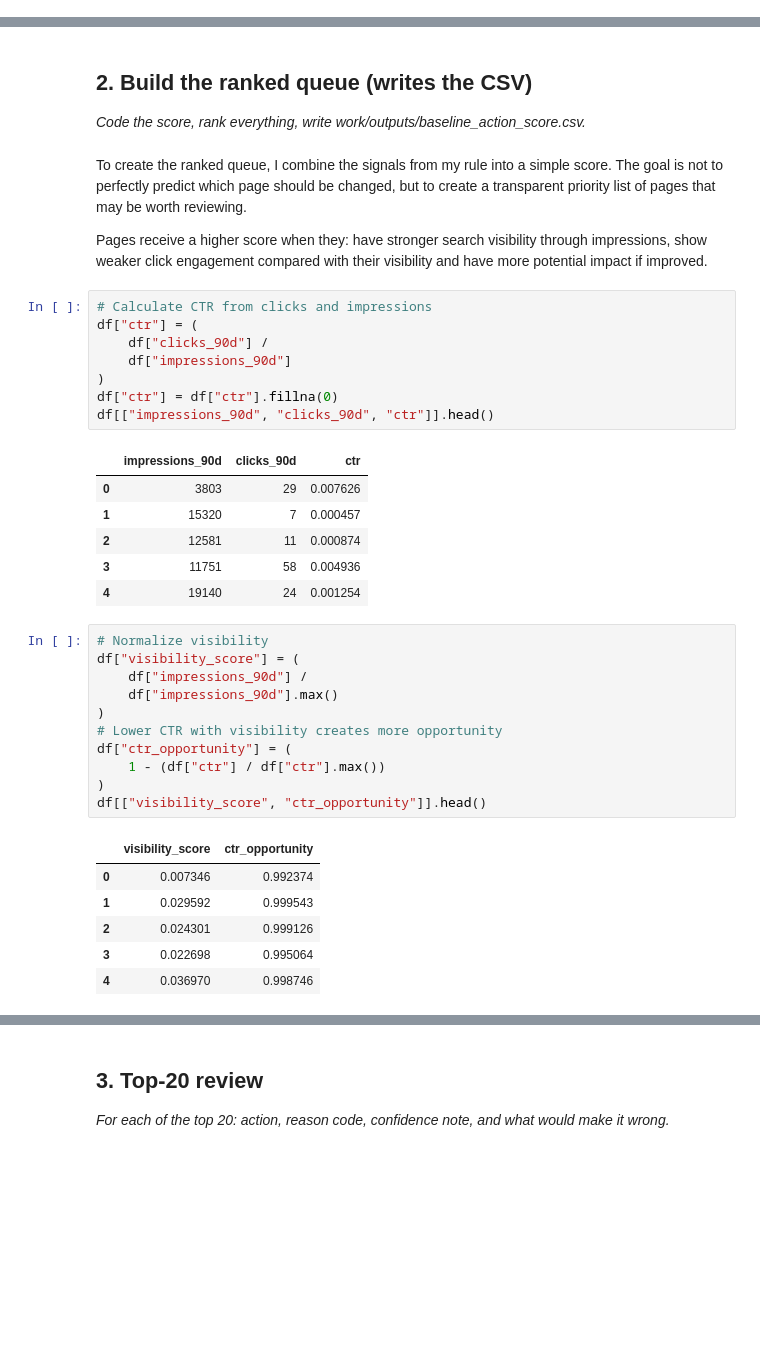
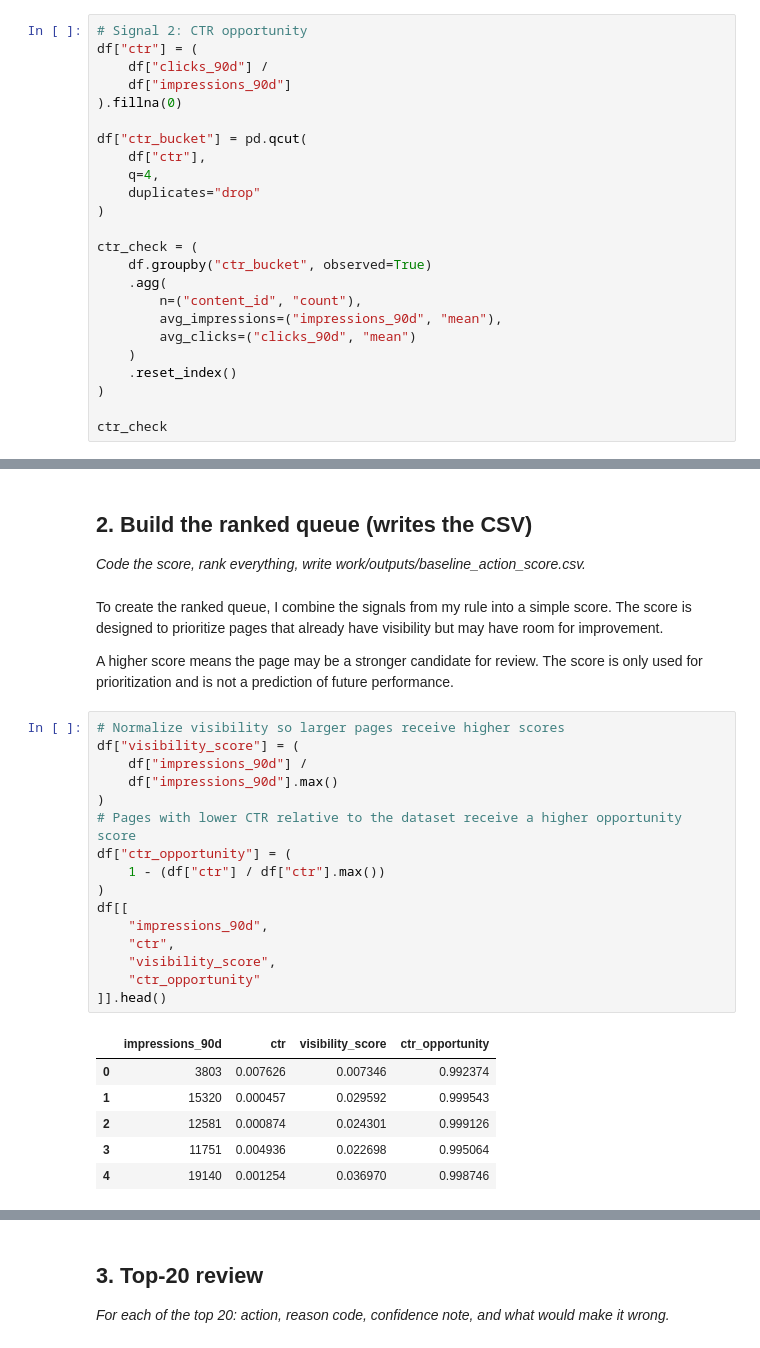
Before and after one commit to DataFriend101/Machine_Learning, a Jupyter notebook: work/notebooks/w04_baseline_score.ipynb, the cells around one changed output, grey strips where cells are left out. Cells and saved outputs as stored; diff of their text form; blank space fills up the shorter version.

```diff
--- a/work/notebooks/w04_baseline_score.ipynb
+++ b/work/notebooks/w04_baseline_score.ipynb
@@ -31,0 +53,24 @@ FileNotFoundError: Can't find /data/raw/content_refresh_anonymized.csv. Check yo
+# %%
+# Signal 2: CTR opportunity
+df["ctr"] = (
+    df["clicks_90d"] /
+    df["impressions_90d"]
+).fillna(0)
+
+df["ctr_bucket"] = pd.qcut(
+    df["ctr"],
+    q=4,
+    duplicates="drop"
+)
+
+ctr_check = (
+    df.groupby("ctr_bucket", observed=True)
+    .agg(
+        n=("content_id", "count"),
+        avg_impressions=("impressions_90d", "mean"),
+        avg_clicks=("clicks_90d", "mean")
+    )
+    .reset_index()
+)
+
+ctr_check
@@ -33,42 +87,30 @@ FileNotFoundError: Can't find /data/raw/content_refresh_anonymized.csv. Check yo
 ## 2. Build the ranked queue (writes the CSV)
 
 *Code the score, rank everything, write work/outputs/baseline_action_score.csv.*
-# %% [markdown]
-To create the ranked queue, I combine the signals from my rule into a simple score. The goal is not to perfectly predict which page should be changed, but to create a transparent priority list of pages that may be worth reviewing.
-
-Pages receive a higher score when they:
-have stronger search visibility through impressions,
-show weaker click engagement compared with their visibility and have more potential impact if improved.
-# %%
-# Calculate CTR from clicks and impressions
-df["ctr"] = (
-    df["clicks_90d"] /
-    df["impressions_90d"]
-)
-df["ctr"] = df["ctr"].fillna(0)
-df[["impressions_90d", "clicks_90d", "ctr"]].head()
-# %% [output]
-|  | impressions_90d | clicks_90d | ctr |
-| 0 | 3803 | 29 | 0.007626 |
-| 1 | 15320 | 7 | 0.000457 |
-| 2 | 12581 | 11 | 0.000874 |
-| 3 | 11751 | 58 | 0.004936 |
-| 4 | 19140 | 24 | 0.001254 |
+# %% [markdown]
+To create the ranked queue, I combine the signals from my rule into a simple score. The score is designed to prioritize pages that already have visibility but may have room for improvement.
+
+A higher score means the page may be a stronger candidate for review. The score is only used for prioritization and is not a prediction of future performance.
 # %%
-# Normalize visibility
+# Normalize visibility so larger pages receive higher scores
 df["visibility_score"] = (
     df["impressions_90d"] /
     df["impressions_90d"].max()
 )
-# Lower CTR with visibility creates more opportunity
+# Pages with lower CTR relative to the dataset receive a higher opportunity score
 df["ctr_opportunity"] = (
     1 - (df["ctr"] / df["ctr"].max())
 )
-df[["visibility_score", "ctr_opportunity"]].head()
+df[[
+    "impressions_90d",
+    "ctr",
+    "visibility_score",
+    "ctr_opportunity"
+]].head()
 # %% [output]
-|  | visibility_score | ctr_opportunity |
-| 0 | 0.007346 | 0.992374 |
-| 1 | 0.029592 | 0.999543 |
-| 2 | 0.024301 | 0.999126 |
-| 3 | 0.022698 | 0.995064 |
-| 4 | 0.036970 | 0.998746 |
+|  | impressions_90d | ctr | visibility_score | ctr_opportunity |
+| 0 | 3803 | 0.007626 | 0.007346 | 0.992374 |
+| 1 | 15320 | 0.000457 | 0.029592 | 0.999543 |
+| 2 | 12581 | 0.000874 | 0.024301 | 0.999126 |
+| 3 | 11751 | 0.004936 | 0.022698 | 0.995064 |
+| 4 | 19140 | 0.001254 | 0.036970 | 0.998746 |
```
Also changed, not shown: parts of 16 cells of this notebook.
